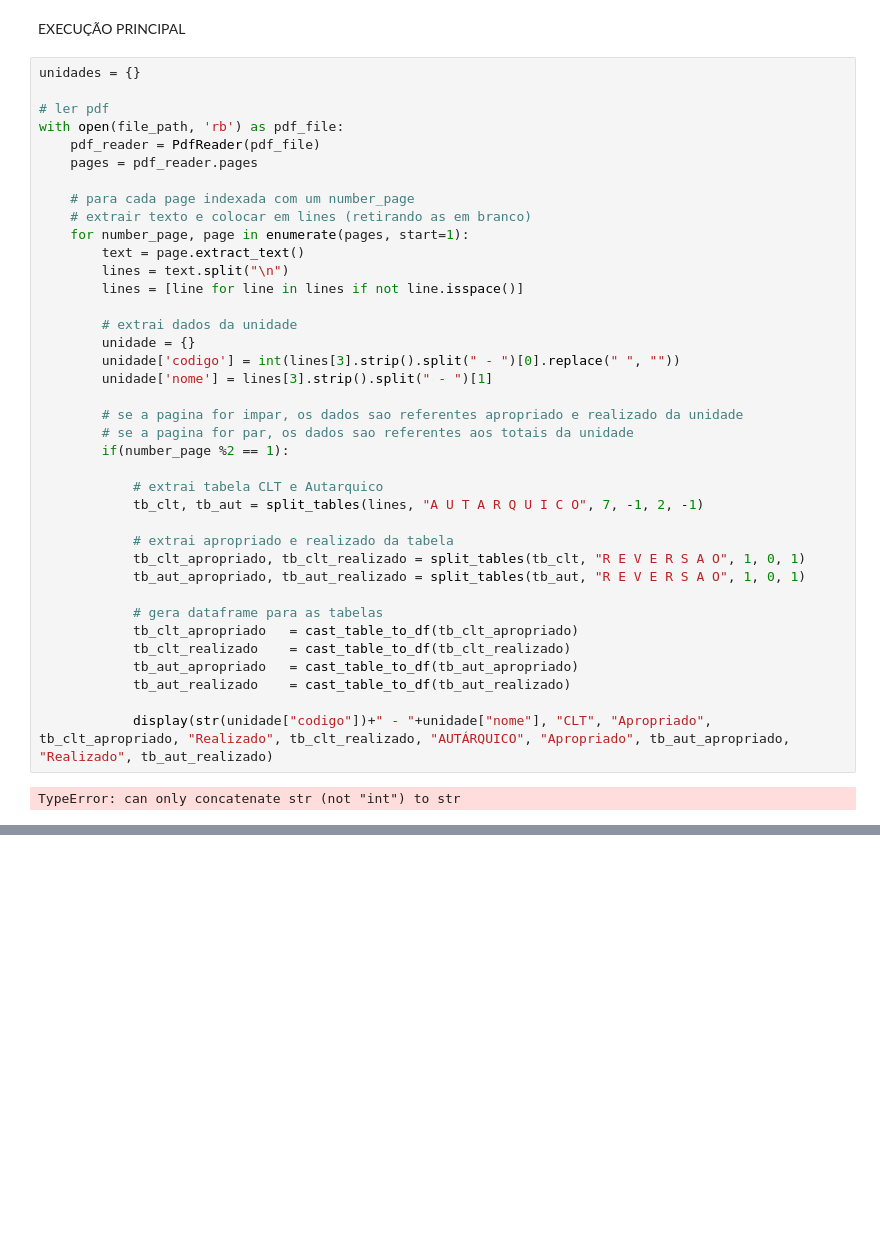
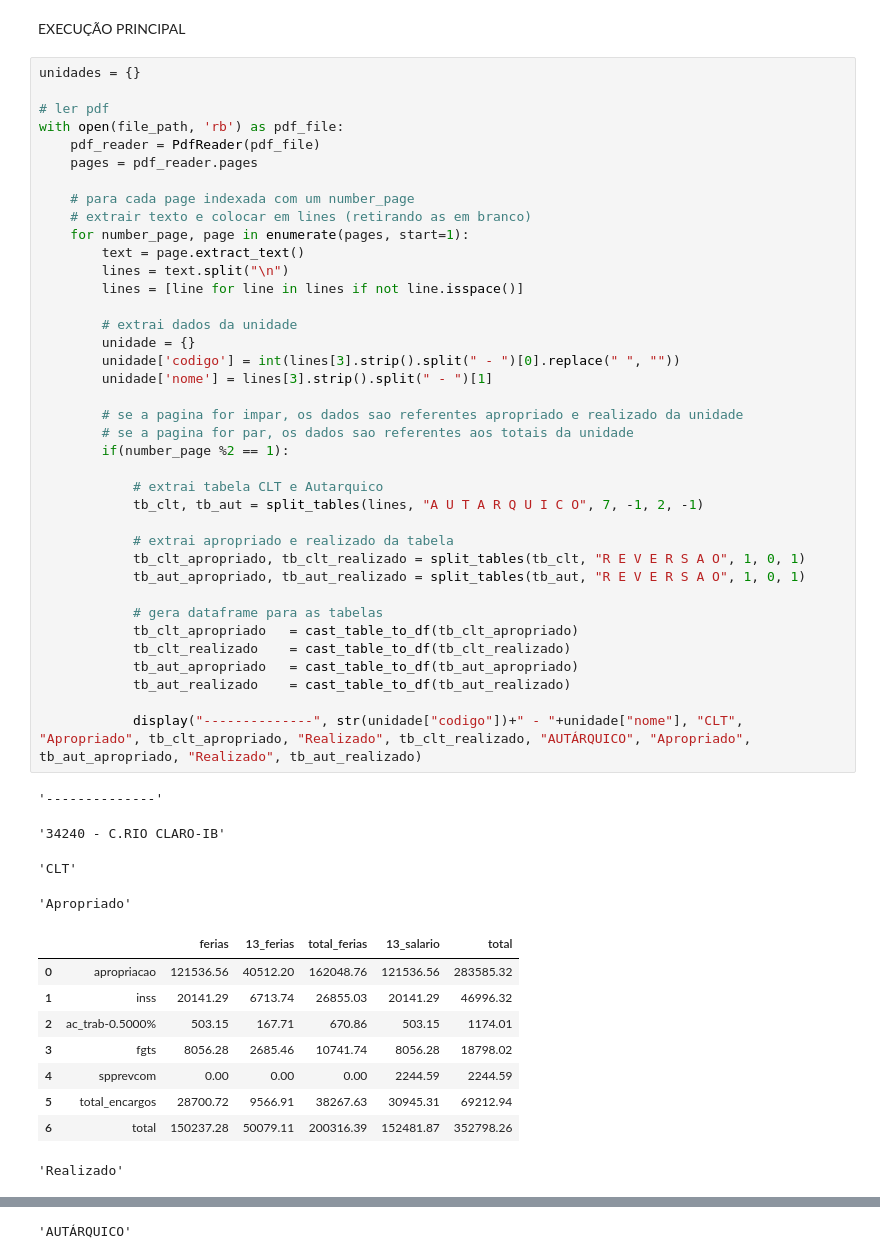
Before and after one commit to dev-alan87/apropriacao_compare, a Jupyter notebook: read_report_cobol.ipynb, the cells around one changed output, grey strips where cells are left out. Saved outputs shown, nothing was run; the diff lists cells and outputs as text; blank space fills up the shorter version.

Commit message:
trazendo dataframes AUTÁRQUICO e refatoração do código

```diff
--- a/read_report_cobol.ipynb
+++ b/read_report_cobol.ipynb
@@ -131,32 +131,44 @@ with open(file_path, 'rb') as pdf_file:
     # para cada page indexada com um number_page
     # extrair texto e colocar em lines (retirando as em branco)
     for number_page, page in enumerate(pages, start=1):
         text = page.extract_text()
         lines = text.split("\n")
         lines = [line for line in lines if not line.isspace()]
 
         # extrai dados da unidade
         unidade = {}
         unidade['codigo'] = int(lines[3].strip().split(" - ")[0].replace(" ", ""))
         unidade['nome'] = lines[3].strip().split(" - ")[1]
 
         # se a pagina for impar, os dados sao referentes apropriado e realizado da unidade
         # se a pagina for par, os dados sao referentes aos totais da unidade
         if(number_page %2 == 1):
 
             # extrai tabela CLT e Autarquico
             tb_clt, tb_aut = split_tables(lines, "A U T A R Q U I C O", 7, -1, 2, -1)
 
             # extrai apropriado e realizado da tabela
             tb_clt_apropriado, tb_clt_realizado = split_tables(tb_clt, "R E V E R S A O", 1, 0, 1)
             tb_aut_apropriado, tb_aut_realizado = split_tables(tb_aut, "R E V E R S A O", 1, 0, 1)
 
             # gera dataframe para as tabelas
             tb_clt_apropriado   = cast_table_to_df(tb_clt_apropriado)
             tb_clt_realizado    = cast_table_to_df(tb_clt_realizado)
             tb_aut_apropriado   = cast_table_to_df(tb_aut_apropriado)
             tb_aut_realizado    = cast_table_to_df(tb_aut_realizado)
 
-            display(str(unidade["codigo"])+" - "+unidade["nome"], "CLT", "Apropriado", tb_clt_apropriado, "Realizado", tb_clt_realizado, "AUTÁRQUICO", "Apropriado", tb_aut_apropriado, "Realizado", tb_aut_realizado)
+            display("--------------", str(unidade["codigo"])+" - "+unidade["nome"], "CLT", "Apropriado", tb_clt_apropriado, "Realizado", tb_clt_realizado, "AUTÁRQUICO", "Apropriado", tb_aut_apropriado, "Realizado", tb_aut_realizado)
 # %% [output]
-TypeError: can only concatenate str (not "int") to str
+'--------------'
+'34240 - C.RIO CLARO-IB'
+'CLT'
+'Apropriado'
+|  |  | ferias | 13_ferias | total_ferias | 13_salario | total |
+| 0 | apropriacao | 121536.56 | 40512.20 | 162048.76 | 121536.56 | 283585.32 |
+| 1 | inss | 20141.29 | 6713.74 | 26855.03 | 20141.29 | 46996.32 |
+| 2 | ac_trab-0.5000% | 503.15 | 167.71 | 670.86 | 503.15 | 1174.01 |
+| 3 | fgts | 8056.28 | 2685.46 | 10741.74 | 8056.28 | 18798.02 |
+| 4 | spprevcom | 0.00 | 0.00 | 0.00 | 2244.59 | 2244.59 |
+| 5 | total_encargos | 28700.72 | 9566.91 | 38267.63 | 30945.31 | 69212.94 |
+| 6 | total | 150237.28 | 50079.11 | 200316.39 | 152481.87 | 352798.26 |
+'Realizado'
@@ -162,0 +183 @@ TypeError: can only concatenate str (not "int") to str
+'AUTÁRQUICO'
```
Also changed, not shown: parts of 1 cell of this notebook, 1 other file.
